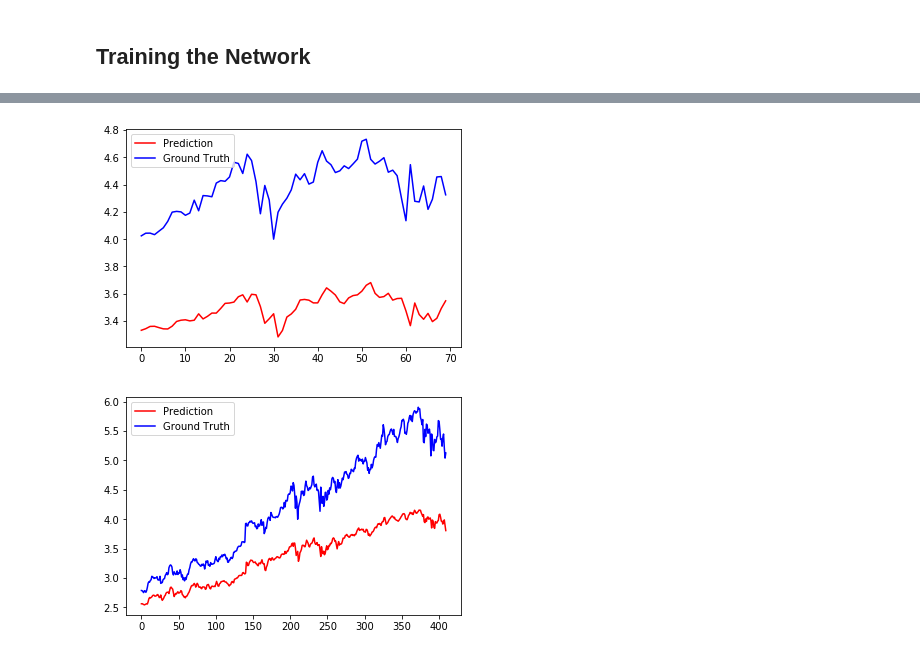
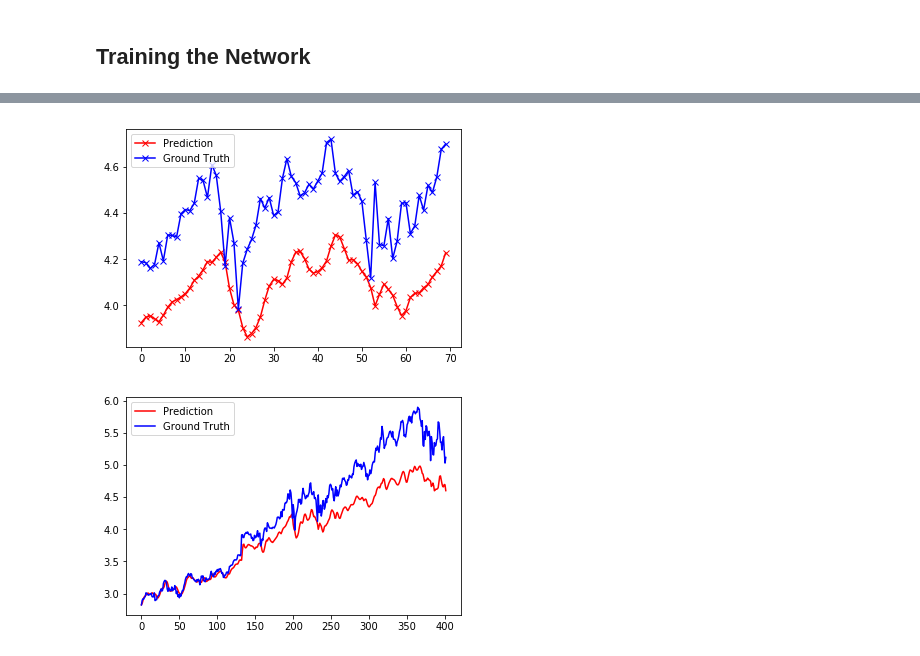
Before and after one commit to golden-dawn/python, a Jupyter notebook: stx_ml.ipynb, the cells around one changed output, grey strips where cells are left out. Drawn from its saved outputs; the diff is of its cells as text; code cells hidden in the pictures.

Commit message:
Increase window size, and size of LSTM units

```diff
--- a/stx_ml.ipynb
+++ b/stx_ml.ipynb
@@ -118,7 +118,7 @@ def build_model(layers):
     print("Compilation Time : ", time.time() - start)
     return model
 # %%
-window = 50
+window = 200
 X_train, y_train, X_test, y_test, preprocessor = preprocess_data(ts.df, window)
 print("X_train", X_train.shape)
 print("y_train", y_train.shape)
@@ -132,3 +132,3 @@ print("y_test", y_test.shape)
 # %%
-model = build_model([X_train.shape[2], window, 200, 1])
+model = build_model([X_train.shape[2], window, 500, 1])
 # %% [output]
@@ -140,7 +140,7 @@ model.fit(
     X_train,
     y_train,
     batch_size=1024,
-    epochs=200,
+    epochs=50,
     validation_split=0.1,
     verbose=1)
 # %% [output]
@@ -186,20 +186,20 @@ for u in range(len(y_test)):
 # %%
 # if using within a jupyter notebook
 %matplotlib inline
 
 import matplotlib
 import matplotlib.pyplot as plt2
 
-plt2.plot(pred[180:250], color='red', label='Prediction')
-plt2.plot(y_test[180:250], color='blue', label='Ground Truth')
+plt2.plot(pred[180:250], color='red', marker='x', label='Prediction')
+plt2.plot(y_test[180:250], color='blue', marker='x', label='Ground Truth')
 plt2.legend(loc='upper left')
 plt2.show()
 # %% [output]
-[figure, old version]
+[figure, new version]
 # %%
 plt2.plot(pred, color='red', label='Prediction')
 plt2.plot(y_test, color='blue', label='Ground Truth')
 plt2.legend(loc='upper left')
 plt2.show()
 # %% [output]
-[figure, old version]
+[figure, new version]
```
Also changed, not shown: parts of 5 cells of this notebook.
